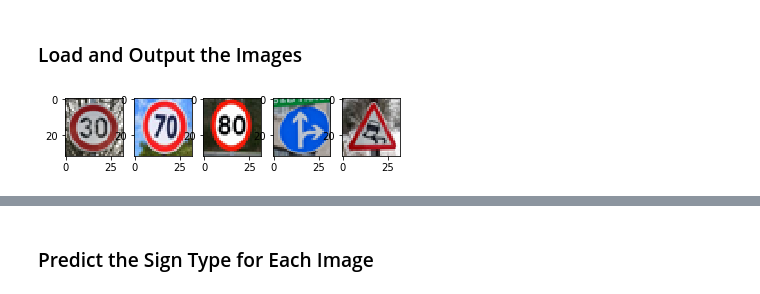
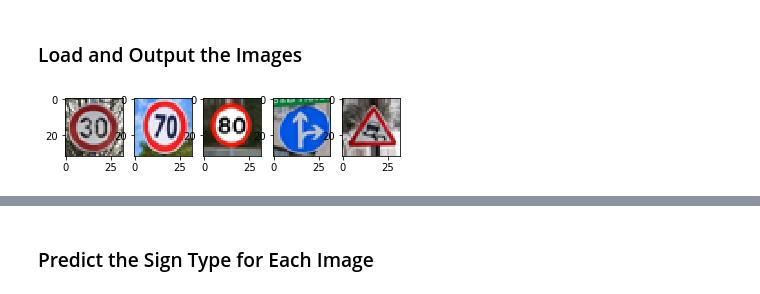
Before and after one commit to iyerhari5/P2-TrafficSignClassification, a Jupyter notebook: Traffic_Sign_Classifier.ipynb, the cells around one changed output, grey strips where cells are left out. Cells and saved outputs as stored; diff of their text form; code cells hidden in the pictures.

```diff
--- a/Traffic_Sign_Classifier.ipynb
+++ b/Traffic_Sign_Classifier.ipynb
@@ -534,18 +518 @@ Sample  34000
 Extended Set with per sampel augmentation:   173995 samples
-# %%
-import numpy.random as random
-import matplotlib.pyplot as plt
-from matplotlib.pyplot import figure, imshow, axis
-%matplotlib inline
-
-fig = figure()
-rows = 5
-cols = 5
-for j in range(rows):
-    index = random.randint(0, len(X_test))
-    for i in range(cols):
-        a=fig.add_subplot(rows,cols,cols*j+i+1)
-        image = X_test[index+i].squeeze()
-        imshow(image,cmap='Greys_r')
-    #axis('off')
-    print(y_test[index+i])
@@ -598,7 +562,7 @@ def LeNet(x,keep_prob):
     conv1   = tf.nn.conv2d(x, conv1_W, strides=[1, 1, 1, 1], padding='VALID') + conv1_b
 
     # SOLUTION: Activation.
-    conv1 = tf.nn.relu(conv1)
+    conv1 = tf.nn.relu(conv1,name='act1')
 
     # SOLUTION: Pooling. Input = 28x28x20. Output = 14x14x20.
     conv1 = tf.nn.max_pool(conv1, ksize=[1, 2, 2, 1], strides=[1, 2, 2, 1], padding='VALID')
@@ -609,7 +573,7 @@ def LeNet(x,keep_prob):
     conv2   = tf.nn.conv2d(conv1, conv2_W, strides=[1, 1, 1, 1], padding='VALID') + conv2_b
 
     # SOLUTION: Activation.
-    conv2 = tf.nn.relu(conv2)
+    conv2 = tf.nn.relu(conv2,name='act2')
 
     # SOLUTION: Pooling. Input = 10x10x16. Output = 5x5x36.
     conv2 = tf.nn.max_pool(conv2, ksize=[1, 2, 2, 1], strides=[1, 2, 2, 1], padding='VALID')
@@ -626,7 +590,6 @@ def LeNet(x,keep_prob):
     fc1    = tf.nn.relu(fc1)
     fc1    = tf.nn.dropout(fc1, keep_prob)
 
-
     # SOLUTION: Layer 4: Fully Connected. Input = 120. Output = 84.
     fc2_W  = tf.Variable(tf.truncated_normal(shape=(120, 84), mean = mu, stddev = sigma))
     fc2_b  = tf.Variable(tf.zeros(84))
@@ -749,38 +712,39 @@ You may find `signnames.csv` useful as it contains mappings from the class id (i
 # %%
 ### Load the images and plot them here.
 ### Feel free to use as many code cells as needed.
 
 import numpy as np
 from scipy import misc
 import matplotlib.pyplot as plt
 from matplotlib.pyplot import figure, imshow, axis
 import matplotlib.image as mpimg
 
 X_test_new = np.empty([5,32,32,3])
 y_test_new = np.empty([0], dtype=int)
 
-X_test_new[0] = mpimg.imread('./test_images_web/res-speedlimit-30.png')
+X_test_new[0] = mpimg.imread('./test_images_web/res-speedlimit-30.bmp')
 y_test_new = np.append(y_test_new,[1])
 
-X_test_new[1] = mpimg.imread('./test_images_web/res-speedlimit-70.png')
+X_test_new[1] = mpimg.imread('./test_images_web/res-speedlimit-70.bmp')
 y_test_new = np.append(y_test_new,[4])
 
-X_test_new[2] = mpimg.imread('./test_images_web/res-speedlimit-80.png')
+X_test_new[2] = mpimg.imread('./test_images_web/res-speedlimit-80.bmp')
 y_test_new = np.append(y_test_new,[5])
 
-X_test_new[3] = mpimg.imread('./test_images_web/res-go-straight-right.png')
+X_test_new[3] = mpimg.imread('./test_images_web/res-go-straight-right.bmp')
 y_test_new = np.append(y_test_new,[36])
 
-X_test_new[4] = mpimg.imread('./test_images_web/res-slippery-road.png')
+X_test_new[4] = mpimg.imread('./test_images_web/res-slippery-road.bmp')
 y_test_new = np.append(y_test_new,[23])
 
+X_test_new = X_test_new.astype(np.uint8)
 fig = figure()
 for i in range(0,5):
     a=fig.add_subplot(1,5,i+1)
     image = X_test_new[i]
     imshow(image)
 # %% [output]
-[figure, old version]
+[figure, new version]
 # %%
 #normalize the test images
 from skimage import exposure
```
Also changed, not shown: parts of 17 cells of this notebook, 2 other files.
